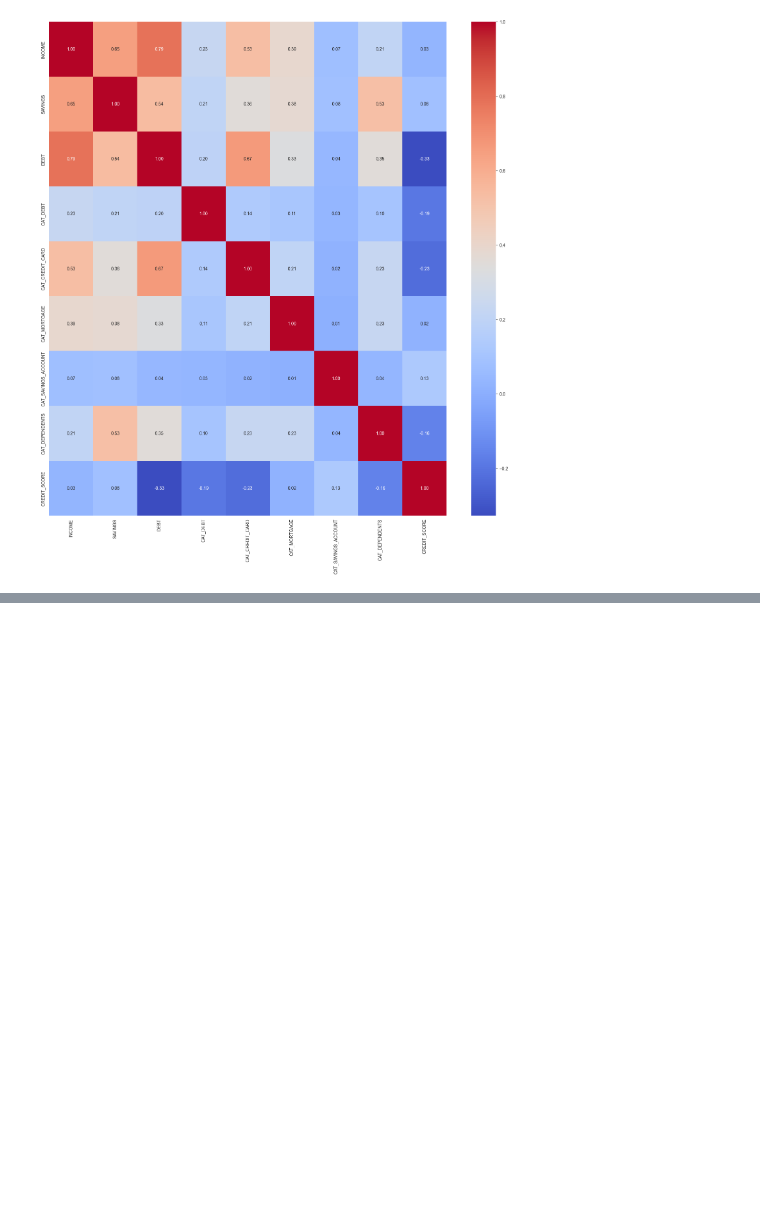
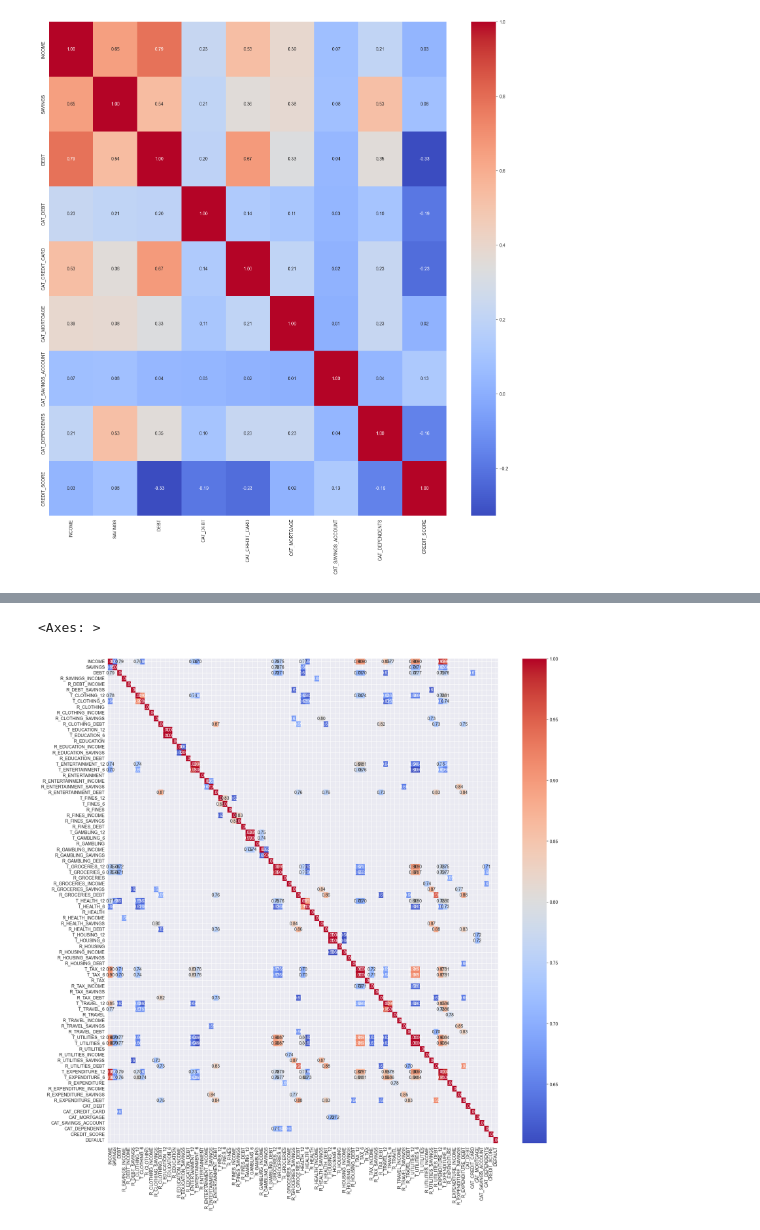
Before and after one commit to fantasy2fry/credit-score-classification-ml, a Jupyter notebook: EDA/Norbert/norbert.ipynb, the cells around one changed output, grey strips where cells are left out. Cells and saved outputs as stored; diff of their text form; code cells hidden in the pictures; blank space fills up the shorter version.

```diff
--- a/EDA/Norbert/norbert.ipynb
+++ b/EDA/Norbert/norbert.ipynb
@@ -268,9 +311,5 @@ sns.heatmap(correlation_matrix, annot=True, fmt=".2f", cmap='coolwarm')
 # %%
-from lazypredict.Supervised import LazyClassifier
-from sklearn.model_selection import train_test_split
-
-X_train, X_test, y_train, y_test = train_test_split(df.drop(target, axis=1), df[target], test_size=0.3, random_state=30)
-
-clf = LazyClassifier(verbose=0, ignore_warnings=True, custom_metric=None)
-models, predictions = clf.fit(X_train, X_test, y_train, y_test)
+df_without_id= df.drop('CUST_ID', axis=1).drop("CAT_GAMBLING", axis=1)
+correlation_matrix = df_without_id.corr()
+correlation_matrix
 # %% [output]
@@ -310,0 +329,6 @@ You can set `force_col_wise=true` to remove the overhead.
+# %%
+#take only where correlation is higher than 0.6
+high_correlation_matrix=correlation_matrix[correlation_matrix > 0.6]
+#remove rows and columns with all NaN
+high_correlation_matrix=high_correlation_matrix.dropna(axis=0, how='all').dropna(axis=1, how='all')
+high_correlation_matrix
@@ -310,0 +349,7 @@ You can set `force_col_wise=true` to remove the overhead.
+# %%
+# plot heatmap
+plt.figure(figsize=(20,20))
+sns.heatmap(high_correlation_matrix, annot=True, fmt=".2f", cmap='coolwarm')
+# %% [output]
+<Axes: >
+[figure, added]
```
Also changed, not shown: parts of 9 cells of this notebook, 1 other file.
